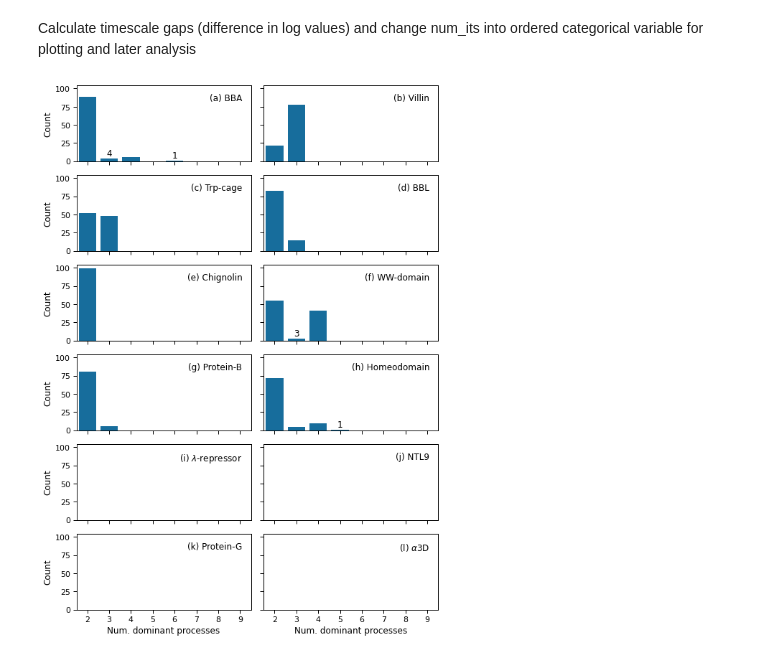
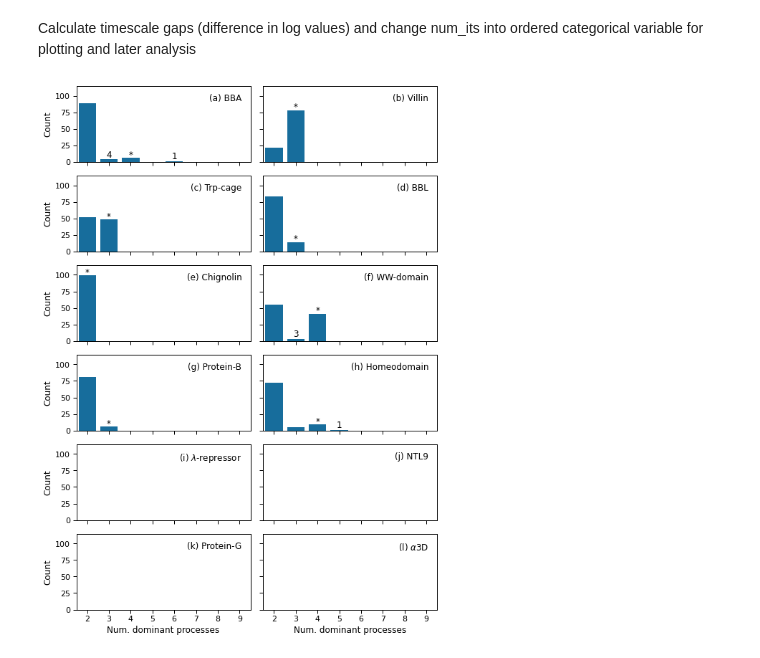
Before and after one commit to RobertArbon/msm_hyperparameter_optimisation, a Jupyter notebook: results/timescale_gap.ipynb, the cells around one changed output. Cells and saved outputs as stored; diff of their text form; code cells hidden in the pictures.

Commit message:
annotated timescale gap figure

```diff
--- a/results/timescale_gap.ipynb
+++ b/results/timescale_gap.ipynb
@@ -60,7 +60,7 @@ ts_df['num_its'] = ts_df['num_its'].astype(int).astype(cat_type)
 # %%
 
 
-
+count_threshold = 1
 gap_rank_threshold = 1.0
 top_ts = ts_df.loc[ts_df['rank'] == gap_rank_threshold, :]
 
@@ -84,34 +84,44 @@ with sns.plotting_context('paper', font_scale=1.25):
 
 
             if tmp.shape[0]>1:
                 sns.countplot(data=tmp, x='num_its',  order=np.arange(2, 10).astype(int),
                                    color=funcs.cols[0], ax=ax)
                 ax.set_ylabel(None)
                 ax.set_xlabel(None)
 
                 heights = [x.get_height() for x in ax.containers[0]]
                 labels = [int(x) if x < 5 else '' for x in heights]
                 ax.bar_label(ax.containers[0], labels)
 
 
             if sharey:
                 if j == 0:
                     ax.set_ylabel(ylabel)
             else:
                 ax.set_ylabel(ylabel)
 
             if i == n_rows - 1:
                 ax.set_xlabel(xlabel)
 
 
             ax.annotate(text=f'({funcs.LETTERS[prot_ix]}) {label}', xy=(0.95, 0.9),
                         xycoords='axes fraction', ha='right', va='top',
                        bbox={'facecolor': 'w', 'alpha':0.8, 'edgecolor': 'w'})
 
+            # annotate with the selected number
+            gap_counts = tmp.groupby(['num_its'], as_index=False).count()
+            gap_counts = gap_counts.loc[gap_counts['rank']>count_threshold, :]
+            max_count = gap_counts['num_its'].max()
+            if np.isfinite(max_count):
+                max_count_x = max_count - 2
+                ax.annotate(text=f"*", xy=(max_count_x, heights[max_count_x]), xytext=(0, 1), textcoords='offset points', ha='center')
+
+            ax.set_ylim(0, 115)
+
     plt.tight_layout()
     plt.savefig(funcs.FIG_DIR.joinpath(f'num_dominant_processes_count.pdf'), bbox_inches='tight')
 # %% [output]
-[figure, old version]
+[figure, new version]
 # %%
 count_threshold = 1
 gap_counts = top_ts.groupby(['protein', 'num_its'], as_index=False).count()
```
